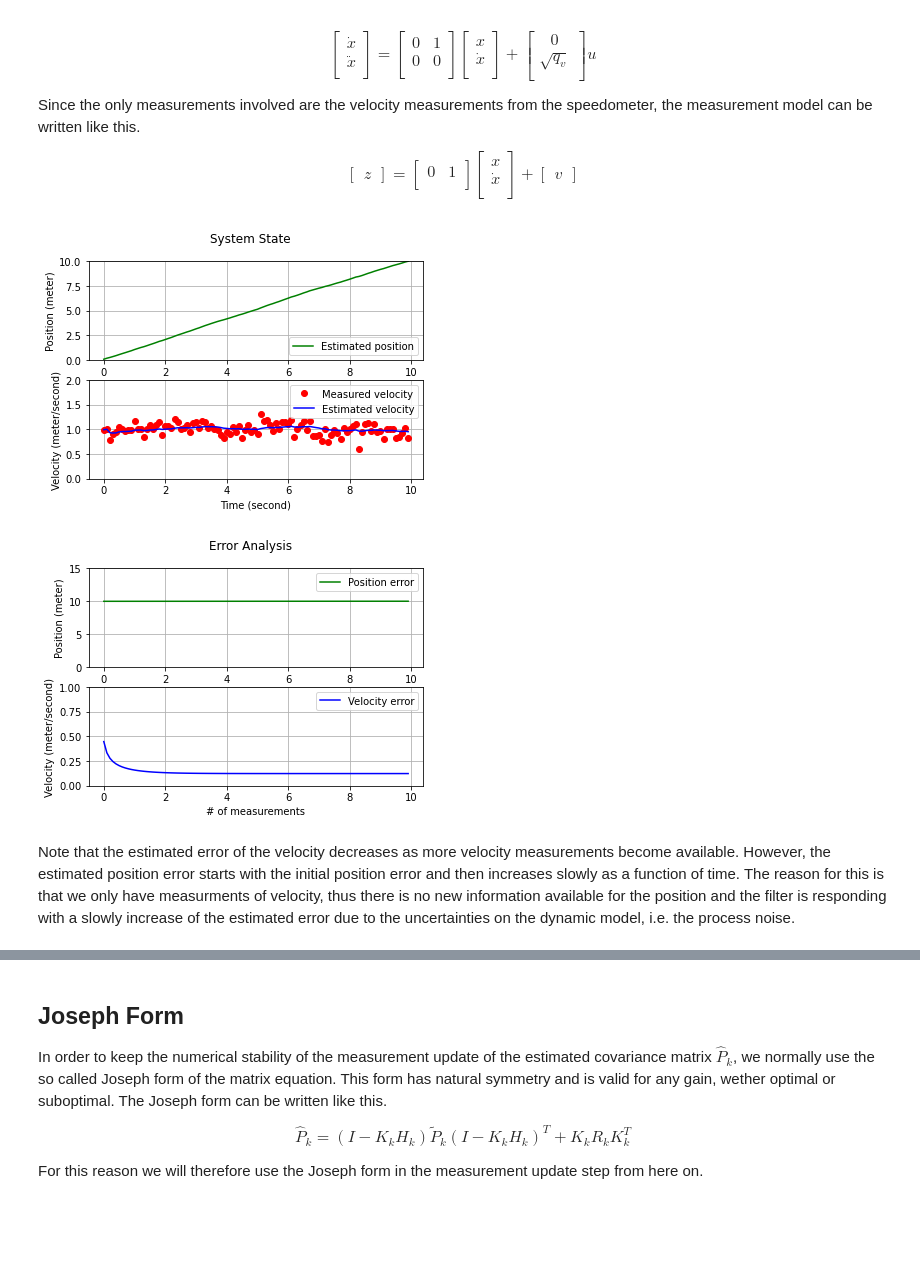
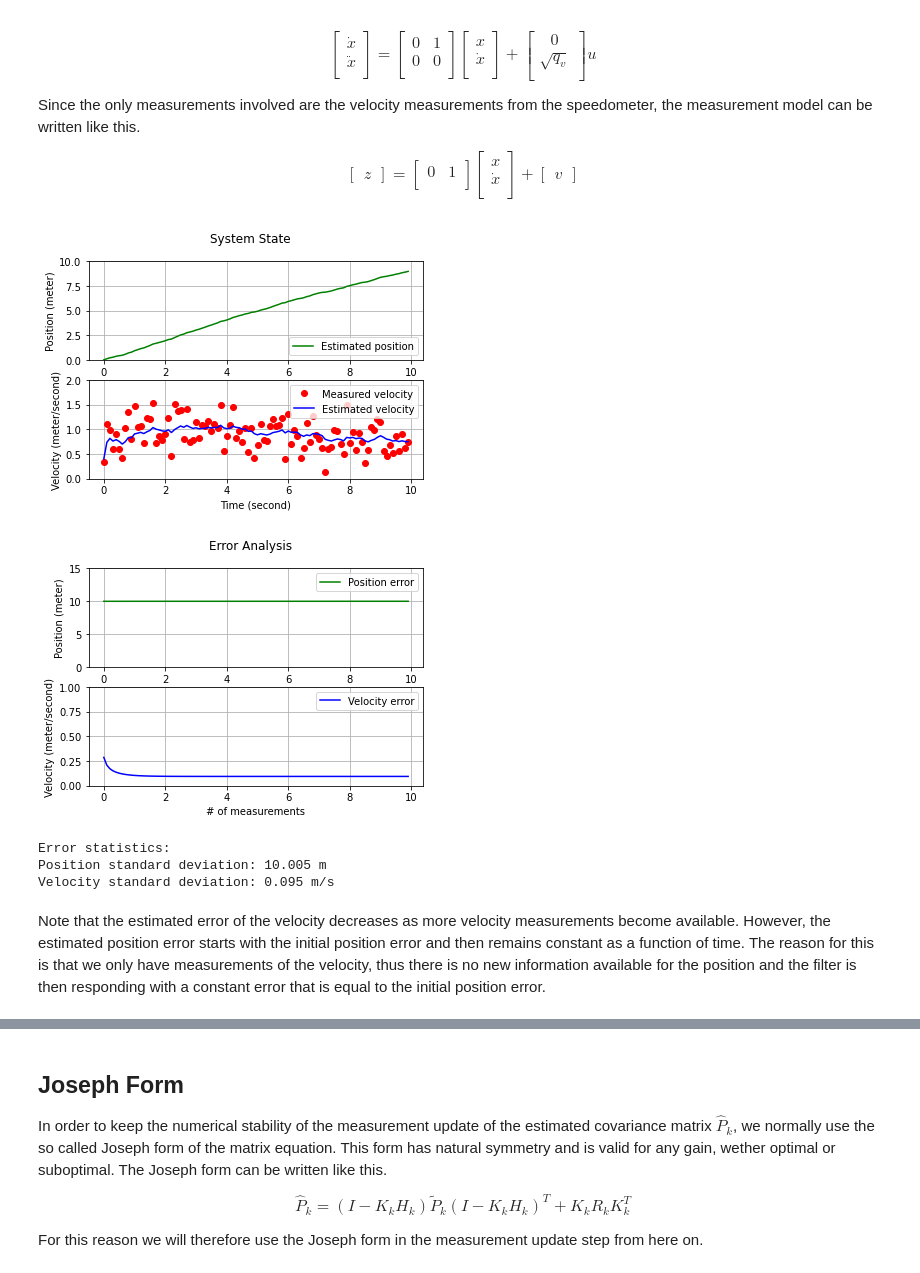
Before and after one commit to jggjevestad/AppliedSensorFusion, a Jupyter notebook: _sources/05-Kalman Filter.ipynb, the cells around one changed output, grey strips where cells are left out. Drawn from its saved outputs; the diff is of its cells as text; code cells hidden in the pictures; blank space fills up the shorter version.

```diff
--- a/_sources/05-Kalman Filter.ipynb
+++ b/_sources/05-Kalman Filter.ipynb
@@ -565,14 +698,19 @@ $$
 $$
 # %%
 # Simple Kalman Filter (PV_model)
-# Measurement:
-# Velocity [meter/second]
+# Measurement: Velocity [meter/second]
+
+# Import
+from numpy import array, sqrt, eye, arange
+from numpy.random import normal
+from numpy.linalg import inv, cholesky
+import matplotlib.pyplot as plt
 
 # System values
 dt = 0.1       # interval [second]
 samples = 100  # number of samples
 qv = 0.1**2    # process noise [(meter/second)^2/second]
-rv = 0.1**2    # measurement noise [(meter/second)^2]
+rv = 0.3**2    # measurement noise [(meter/second)^2]
 
 # Initial state vector
 x0 = array([[0],    # position [meter]
@@ -599,7 +737,7 @@ C = cholesky(Q)
 H = array([[0, 1]])
 
 # Measurement covariance matrix
-R = array([[rp]])
+R = array([[rv]])
 
 # Initialize plot lists
 x_all = []; P_all = []; z_all = []
@@ -614,7 +752,7 @@ for k in range(0, samples):
     # Compute true trajectory
     xt = phi@xt + C@w
 
-    # Generate noisy measurements (distance)
+    # Generate noisy measurements
     z = H@xt + normal(0, sqrt(rv))
 
     # Time update
@@ -638,7 +776,7 @@ pos = [x[0] for x in x_all]
 vel = [x[1] for x in x_all]
 pos_sd = [sqrt(P[0, 0]) for P in P_all]
 vel_sd = [sqrt(P[1, 1]) for P in P_all]
-meas = [z[0] for z in z_all]
+meas = [z[0, 0] for z in z_all]
 
 # Time
 time = arange(0, samples)*dt
@@ -648,34 +786,41 @@ fig, (ax1, ax2) = plt.subplots(2)
 fig.suptitle('System State')
 ax1.plot(time, pos, 'g', label = 'Estimated position')
 ax1.set_ylabel('Position (meter)')
 ax1.set_ylim(0, 10)
 ax1.legend(loc='lower right')
 ax1.grid(True, which='both')
 ax2.plot(time, meas, 'ro', label='Measured velocity')
 ax2.plot(time, vel, 'b', label = 'Estimated velocity')
 ax2.set_xlabel('Time (second)')
 ax2.set_ylabel('Velocity (meter/second)')
 ax2.set_ylim(0, 2)
 ax2.legend(loc='best')
 ax2.grid(True, which='both')
 plt.show()
 
 fig, (ax1, ax2) = plt.subplots(2)
 fig.suptitle('Error Analysis')
 ax1.plot(time, pos_sd, 'g', label='Position error')
 ax1.set_ylabel('Position (meter)')
 ax1.set_ylim(0, 15)
 ax1.legend(loc='best')
 ax1.grid(True, which='both')
 ax2.plot(time, vel_sd, 'b', label='Velocity error')
 ax2.set_xlabel('# of measurements')
 ax2.set_ylabel('Velocity (meter/second)')
 ax2.set_ylim(0, 1)
 ax2.legend(loc='best')
 ax2.grid(True, which='both')
 plt.show()
+
+print("Error statistics:")
+print(f"Position standard deviation: {pos_sd[-1]:.3f} m")
+print(f"Velocity standard deviation: {vel_sd[-1]:.3f} m/s")
 # %% [output]
-[figure, old version]
+[figure, new version]
-[figure, old version]
+[figure, new version]
+Error statistics:
+Position standard deviation: 10.005 m
+Velocity standard deviation: 0.095 m/s
 # %% [markdown]
-Note that the estimated error of the velocity decreases as more velocity measurements become available. However, the estimated position error starts with the initial position error and then increases slowly as a function of time. The reason for this is that we only have measurments of velocity, thus there is no new information available for the position and the filter is responding with a slowly increase of the estimated error due to the uncertainties on the dynamic model, i.e. the process noise.
+Note that the estimated error of the velocity decreases as more velocity measurements become available. However, the estimated position error starts with the initial position error and then remains constant as a function of time. The reason for this is that we only have measurements of the velocity, thus there is no new information available for the position and the filter is then responding with a constant error that is equal to the initial position error.
```
Also changed, not shown: parts of 15 cells of this notebook, 28 other files.
